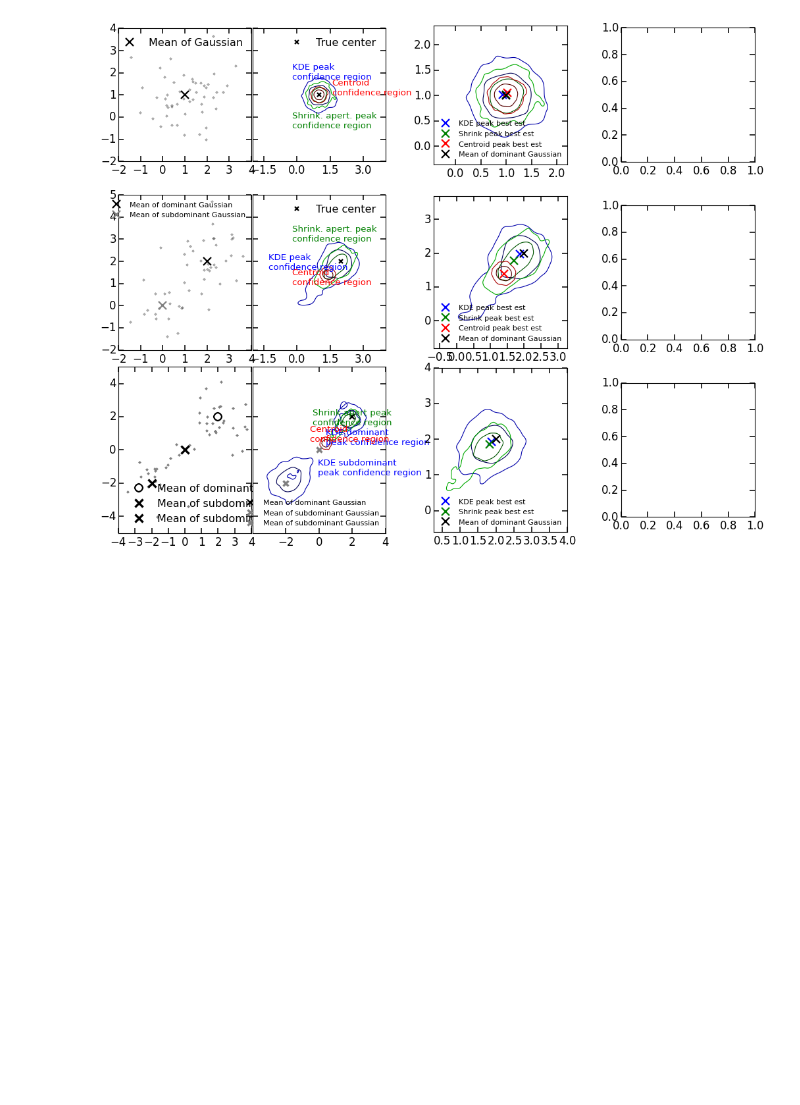
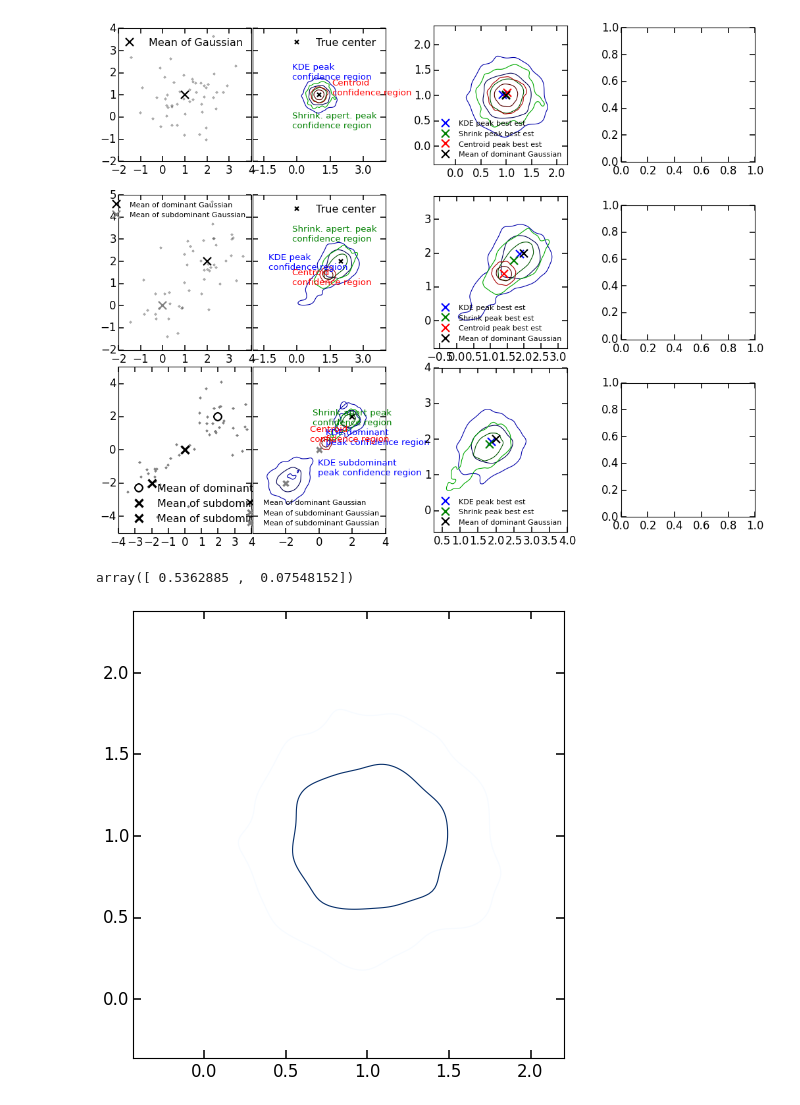
Before and after one commit to karenyyng/galaxy_DM_offset, a Jupyter notebook: code/analyses/fig2_grids.ipynb, the cells around one changed output. Saved outputs shown, nothing was run; the diff lists cells and outputs as text; code cells hidden in the pictures; blank space fills up the shorter version.

Commit message:
first draft of getting contours positions from plots

```diff
--- a/code/analyses/fig2_grids.ipynb
+++ b/code/analyses/fig2_grids.ipynb
@@ -20,0 +24,15 @@ compare.plot_grid_spec(left_col_data["gauss"],
+# %%
+data = left_col_data["gauss"]["KDE"]
+dens =  data["estimate"][:]
+x = data["eval_points"][:][0]
+y = data["eval_points"][:][1]
+# %%
+lvls
+# %% [output]
+array([ 0.5362885 ,  0.07548152])
+# %%
+fig = plt.figure()
+ax = fig.add_subplot(111, aspect='equal')
+cs = plt.contour(x, y, dens.transpose(), lvls)
+# %% [output]
+[figure, added]
```
Also changed, not shown: parts of 12 cells of this notebook, 1 other file.
